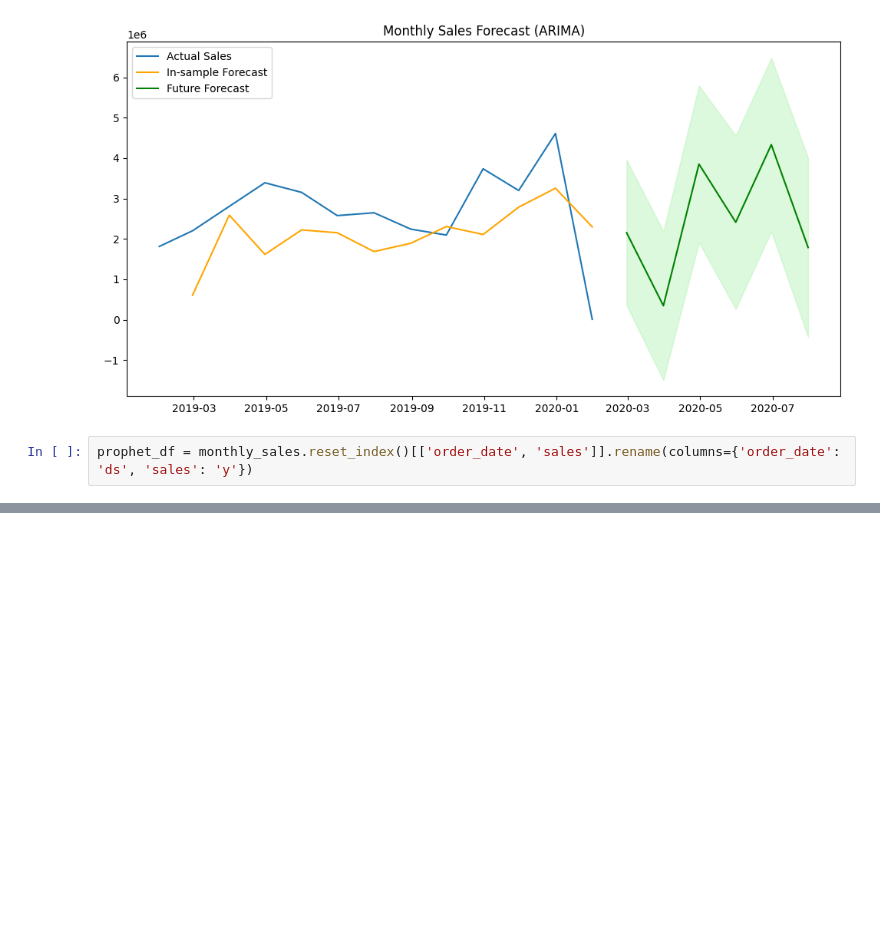
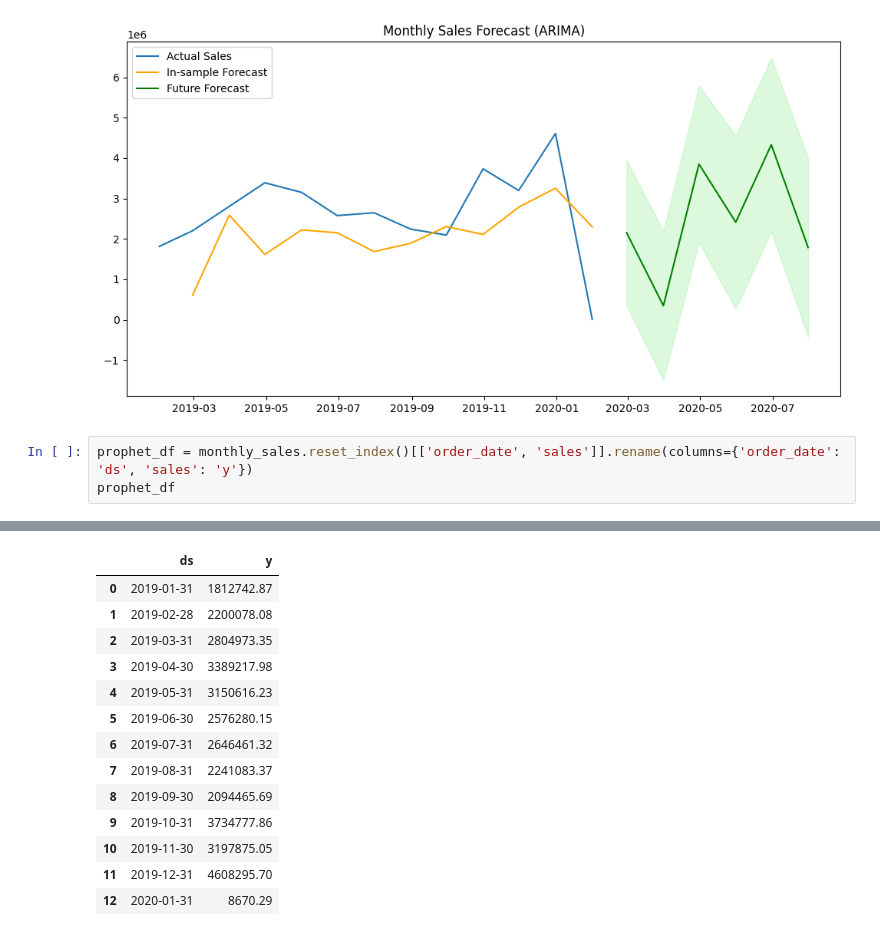
Before and after one commit to Dalbirsm03/Trends-Forecasting-Analytics-MLOps-Vertex-AI, a Jupyter notebook: notebooks/time_series_forecasting.ipynb, the cells around one changed output, grey strips where cells are left out. Cells and saved outputs as stored; diff of their text form; blank space fills up the shorter version.

```diff
--- a/notebooks/time_series_forecasting.ipynb
+++ b/notebooks/time_series_forecasting.ipynb
@@ -57,4 +59,5 @@ plt.show()
 [figure]
 # %%
 prophet_df = monthly_sales.reset_index()[['order_date', 'sales']].rename(columns={'order_date': 'ds', 'sales': 'y'})
+prophet_df
 # %% [output]
@@ -63,3 +64,17 @@ prophet_df = monthly_sales.reset_index()[['order_date', 'sales']].rename(columns
+|  | ds | y |
+| 0 | 2019-01-31 | 1812742.87 |
+| 1 | 2019-02-28 | 2200078.08 |
+| 2 | 2019-03-31 | 2804973.35 |
+| 3 | 2019-04-30 | 3389217.98 |
+| 4 | 2019-05-31 | 3150616.23 |
+| 5 | 2019-06-30 | 2576280.15 |
+| 6 | 2019-07-31 | 2646461.32 |
+| 7 | 2019-08-31 | 2241083.37 |
+| 8 | 2019-09-30 | 2094465.69 |
+| 9 | 2019-10-31 | 3734777.86 |
+| 10 | 2019-11-30 | 3197875.05 |
+| 11 | 2019-12-31 | 4608295.70 |
+| 12 | 2020-01-31 | 8670.29 |
 # %%
 model = Prophet(yearly_seasonality=True, weekly_seasonality=False, daily_seasonality=False)
 model.fit(prophet_df)
```
Also changed, not shown: parts of 6 cells of this notebook, 8 other files.
